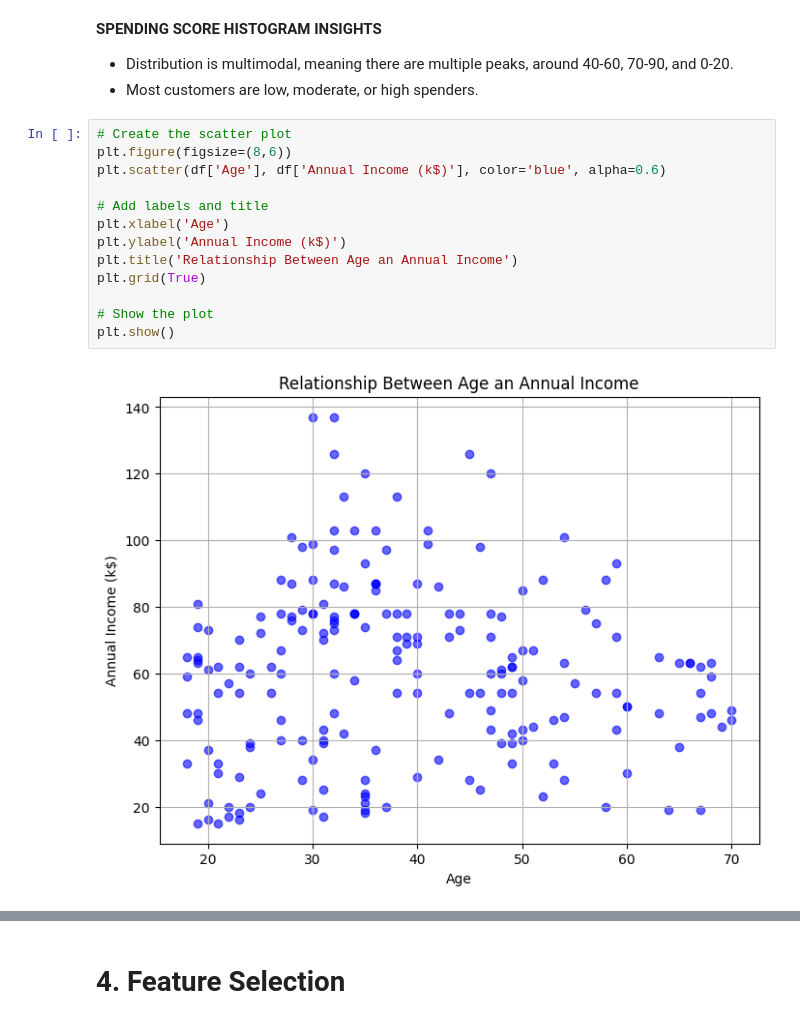
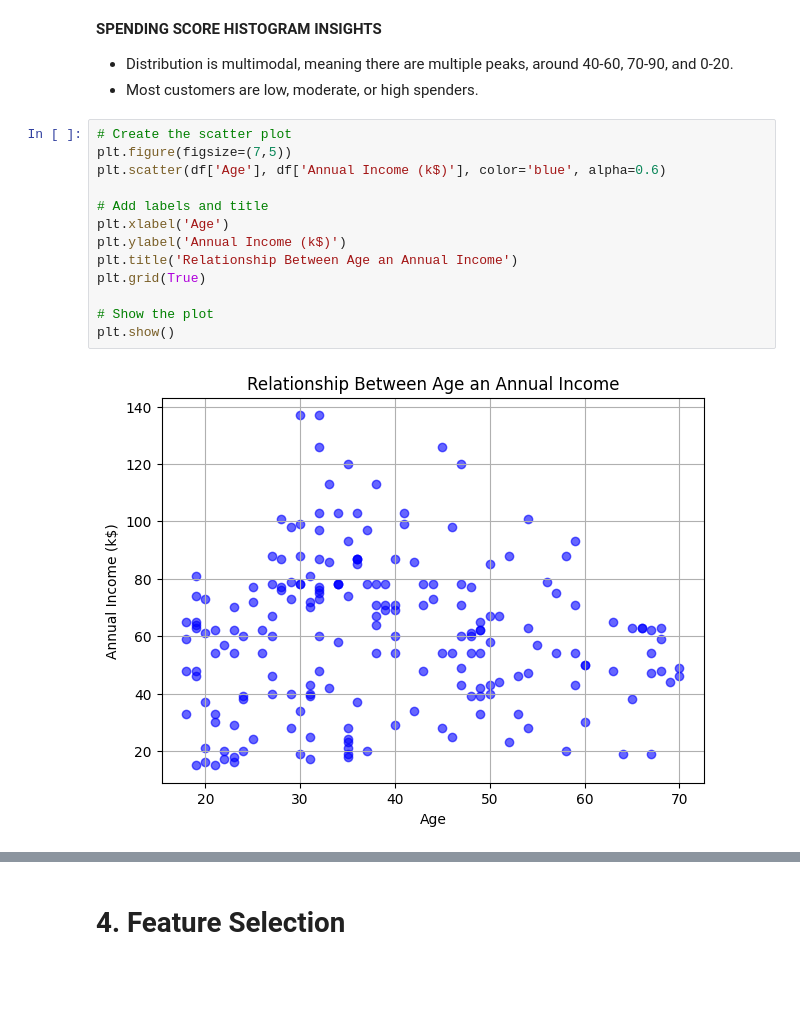
Before and after one commit to sbmccall/data-science-projects, a Jupyter notebook: customer-segmentation/notebooks/Mall_Customer_Segmentation.ipynb, the cells around one changed output, grey strips where cells are left out. Cells and saved outputs as stored; diff of their text form; blank space fills up the shorter version.

```diff
--- a/customer-segmentation/notebooks/Mall_Customer_Segmentation.ipynb
+++ b/customer-segmentation/notebooks/Mall_Customer_Segmentation.ipynb
@@ -129,18 +145,18 @@ plt.show()
 *   Most customers are low, moderate, or high spenders.
 # %%
 # Create the scatter plot
-plt.figure(figsize=(8,6))
+plt.figure(figsize=(7,5))
 plt.scatter(df['Age'], df['Annual Income (k$)'], color='blue', alpha=0.6)
 
 # Add labels and title
 plt.xlabel('Age')
 plt.ylabel('Annual Income (k$)')
 plt.title('Relationship Between Age an Annual Income')
 plt.grid(True)
 
 # Show the plot
 plt.show()
 # %% [output]
-[figure, old version]
+[figure, new version]
 # %%
 # Create the scatter plot
```
Also changed, not shown: parts of 5 cells of this notebook.
